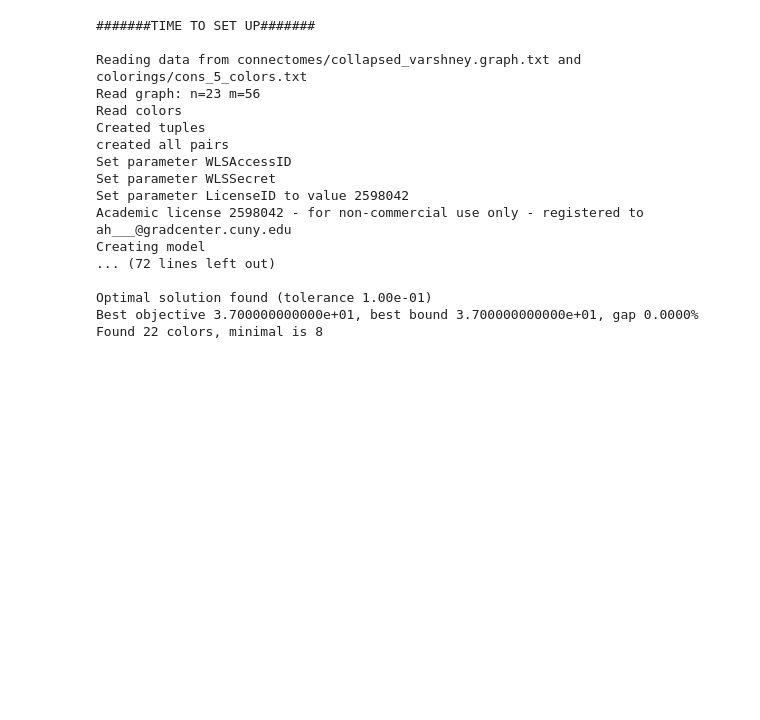
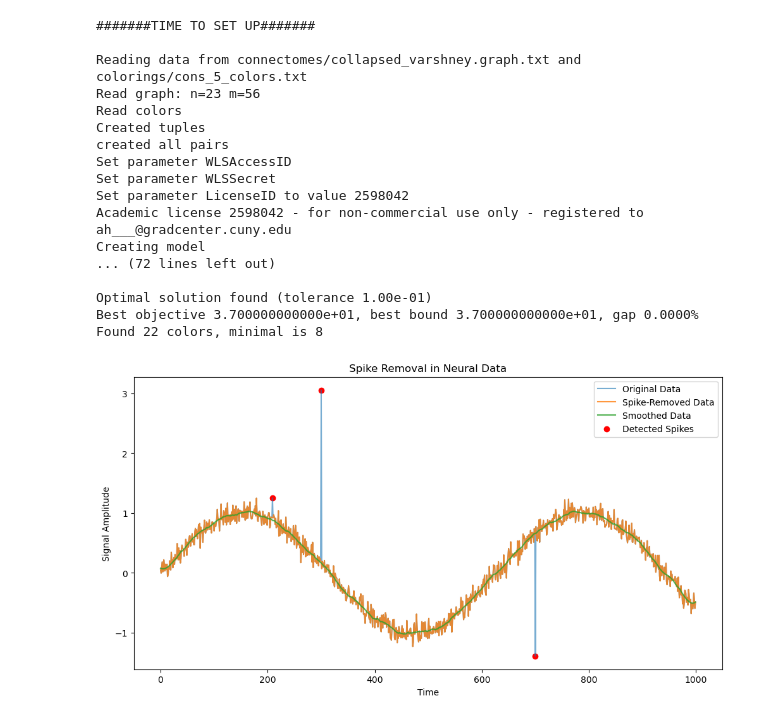
Before and after one commit to ialireza13/c_elegans_neural_network, a Jupyter notebook: handson.ipynb, the cells around one changed output. Drawn from its saved outputs; the diff is of its cells as text; code cells hidden in the pictures; blank space fills up the shorter version.

```diff
--- a/handson.ipynb
+++ b/handson.ipynb
@@ -191,3 +195,27 @@ Creating model
 Optimal solution found (tolerance 1.00e-01)
 Best objective 3.700000000000e+01, best bound 3.700000000000e+01, gap 0.0000%
 Found 22 colors, minimal is 8
+# %%
+import numpy as np
+import matplotlib.pyplot as plt
+from scipy.signal import savgol_filter
+
+# Example: Simulated neural data
+np.random.seed(42)
+data = np.sin(np.linspace(0, 10, 1000)) + np.random.normal(0, 0.1, 1000)
+data[300] += 3  # Add a spike
+data[700] -= 2  # Add another spike
+
+# Visualization
+plt.figure(figsize=(12, 6))
+plt.plot(data, label='Original Data', alpha=0.6)
+plt.plot(cleaned_data, label='Spike-Removed Data', alpha=0.8)
+plt.plot(smoothed_data, label='Smoothed Data', alpha=0.8)
+plt.scatter(spike_indices, data[spike_indices], color='red', label='Detected Spikes')
+plt.legend()
+plt.title('Spike Removal in Neural Data')
+plt.xlabel('Time')
+plt.ylabel('Signal Amplitude')
+plt.show()
+# %% [output]
+[figure, added]
```
Also changed, not shown: parts of 6 cells of this notebook, 1 other file.
